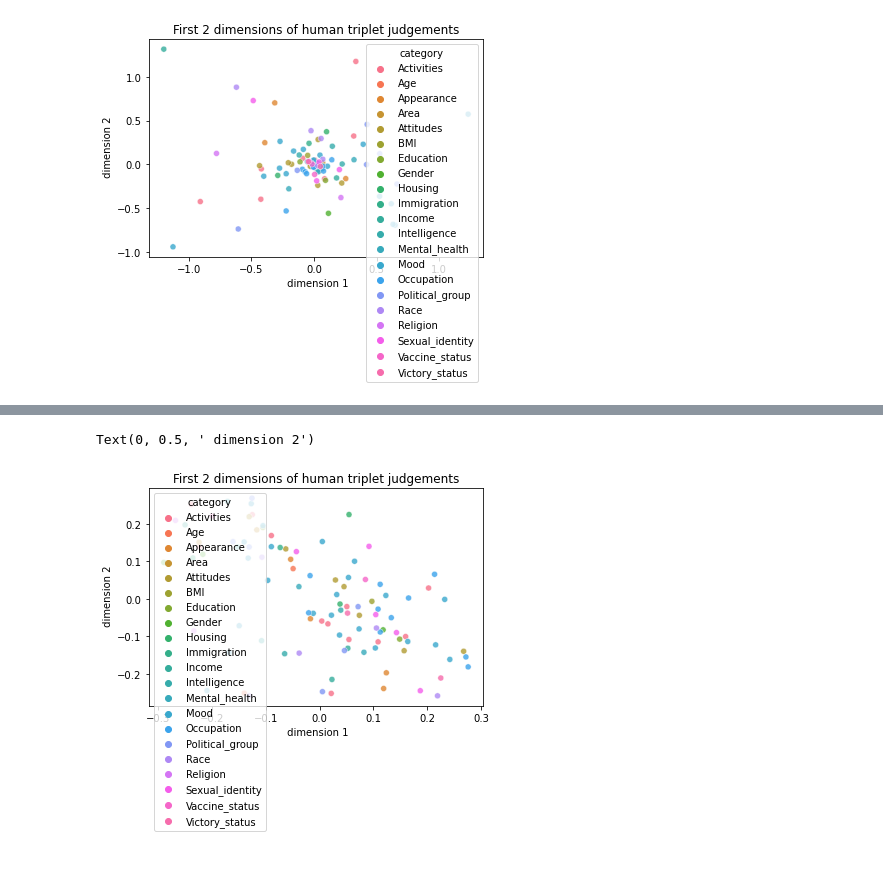
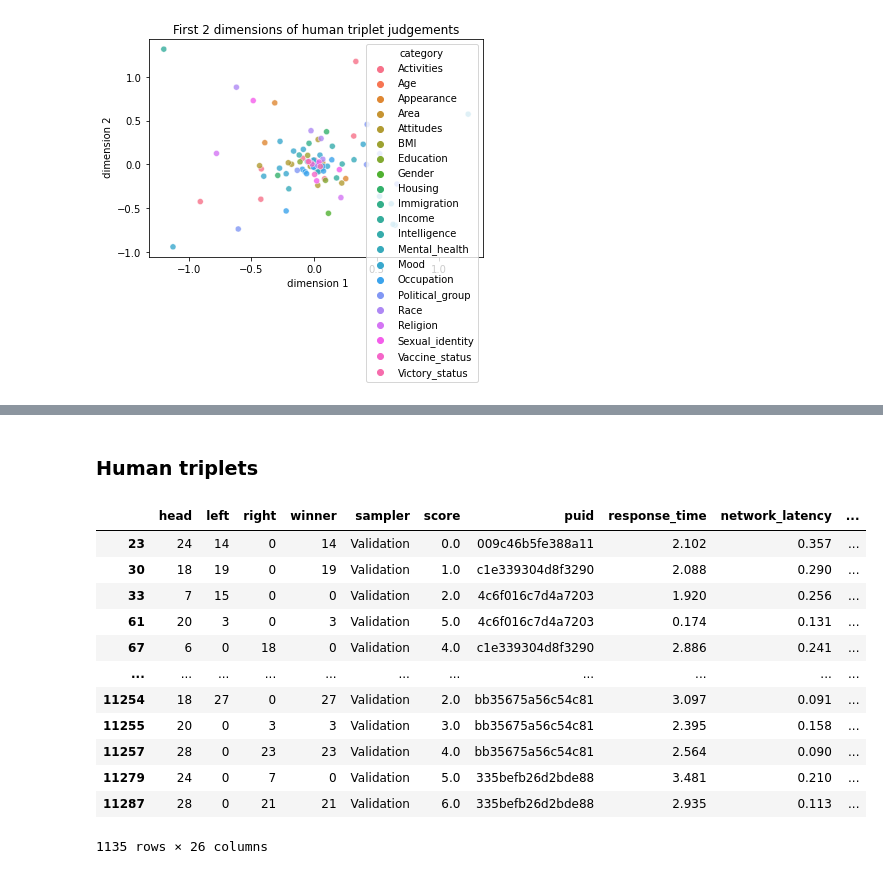
Before and after one commit to siddsuresh97/conceptual_representations_gpt, a Jupyter notebook: src/nb/triplet_cleaning.ipynb, the cells around one changed output, grey strips where cells are left out. Saved outputs shown, nothing was run; the diff lists cells and outputs as text; code cells hidden in the pictures.

```diff
--- a/src/nb/triplet_cleaning.ipynb
+++ b/src/nb/triplet_cleaning.ipynb
@@ -513,19 +448,0 @@ human_embeddings_df[['embed_1','embed_2','embed_3']]= human_embeddings_df[['embe
-# %%
-human_embeddings_df['category'] = human_embeddings_df.apply(lambda x: concept_to_category[x['concept']],axis=1)
-human_embeddings_df = human_embeddings_df.sort_values(by = ['category','concept']).reset_index(drop=True)
-
-
-import seaborn as sns
-sns.scatterplot(
-            x="embed_2", y="embed_3",
-            hue="category",
-            #palette=sns.color_palette(pca_pal),
-            data=human_embeddings_df,
-            legend="full",
-            alpha=0.8
-        ).set_title(f'First 2 dimensions of human triplet judgements')
-plt.xlabel(' dimension 1')
-plt.ylabel(' dimension 2')
-# %% [output]
-Text(0, 0.5, ' dimension 2')
-[figure, removed]
@@ -534,0 +449,2 @@ human_embeddings_df.to_csv('../../data/social_concepts/human_social_concepts_emb
+# %% [markdown]
+### Human triplets
@@ -534,0 +455,16 @@ human_embeddings_df.to_csv('../../data/social_concepts/human_social_concepts_emb
+# %%
+human_responses[human_responses.sampler=='Validation']
+# %% [output]
+|  | head | left | right | winner | sampler | score | puid | response_time | network_latency | ... |
+| 23 | 24 | 14 | 0 | 14 | Validation | 0.0 | 009c46b5fe388a11 | 2.102 | 0.357 | ... |
+| 30 | 18 | 19 | 0 | 19 | Validation | 1.0 | c1e339304d8f3290 | 2.088 | 0.290 | ... |
+| 33 | 7 | 15 | 0 | 0 | Validation | 2.0 | 4c6f016c7d4a7203 | 1.920 | 0.256 | ... |
+| 61 | 20 | 3 | 0 | 3 | Validation | 5.0 | 4c6f016c7d4a7203 | 0.174 | 0.131 | ... |
+| 67 | 6 | 0 | 18 | 0 | Validation | 4.0 | c1e339304d8f3290 | 2.886 | 0.241 | ... |
+| ... | ... | ... | ... | ... | ... | ... | ... | ... | ... | ... |
+| 11254 | 18 | 27 | 0 | 27 | Validation | 2.0 | bb35675a56c54c81 | 3.097 | 0.091 | ... |
+| 11255 | 20 | 0 | 3 | 3 | Validation | 3.0 | bb35675a56c54c81 | 2.395 | 0.158 | ... |
+| 11257 | 28 | 0 | 23 | 23 | Validation | 4.0 | bb35675a56c54c81 | 2.564 | 0.090 | ... |
+| 11279 | 24 | 0 | 7 | 0 | Validation | 5.0 | 335befb26d2bde88 | 3.481 | 0.210 | ... |
+| 11287 | 28 | 0 | 21 | 21 | Validation | 6.0 | 335befb26d2bde88 | 2.935 | 0.113 | ... |
+1135 rows × 26 columns
```
Also changed, not shown: parts of 22 cells of this notebook.
